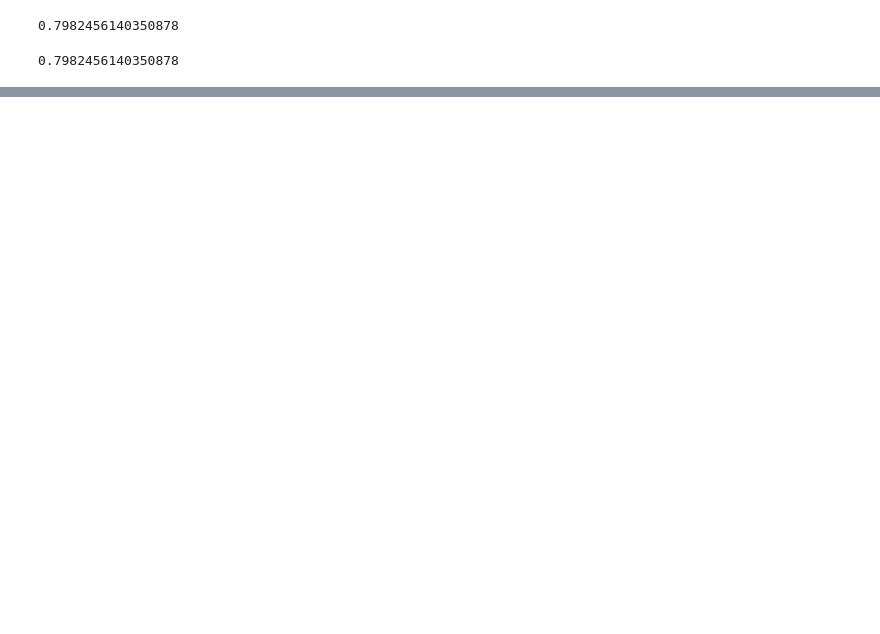
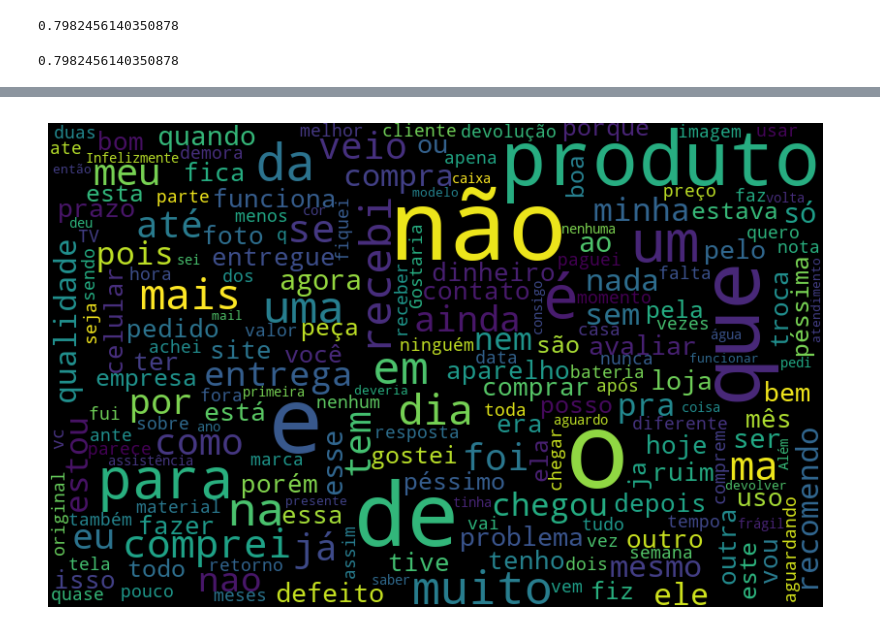
Before and after one commit to victorts1991/nlp-sentiment-analysis, a Jupyter notebook: analise_sentimentos.ipynb, the cells around one changed output, grey strips where cells are left out. Cells and saved outputs as stored; diff of their text form; code cells hidden in the pictures; blank space fills up the shorter version.

```diff
--- a/analise_sentimentos.ipynb
+++ b/analise_sentimentos.ipynb
@@ -113,3 +131,41 @@ acuracia = classificar_texto(df, 'avaliacao', 'sentimento')
 print(acuracia)
 # %% [output]
 0.7982456140350878
+# %%
+# Importa a biblioteca WordCloud, usada para gerar nuvens de palavras.
+from wordcloud import WordCloud
+# Importa matplotlib.pyplot, comumente usado para criar gráficos e visualizações.
+import matplotlib.pyplot as plt
+
+# Define a função para gerar uma nuvem de palavras.
+# Recebe um DataFrame (texto), o nome da coluna de texto, e o sentimento a ser filtrado.
+def nuvem_palavras(texto, coluna_texto, sentimento):
+    # Filtra o DataFrame 'texto' para selecionar apenas as linhas onde a coluna 'sentimento'
+    # corresponde ao 'sentimento' especificado (ex: 'positivo', 'negativo').
+    # Em seguida, seleciona apenas os textos da 'coluna_texto' dessas linhas filtradas.
+    texto_sentimento = texto.query(f"sentimento == '{sentimento}'")[coluna_texto]
+
+    # Concatena todos os textos filtrados em uma única string, separados por espaços.
+    # Esta string unificada é a base para a criação da nuvem de palavras.
+    texto_unido = ' '.join(texto_sentimento)
+
+    # Cria uma instância da classe WordCloud.
+    # - width=800, height=500: Define as dimensões da imagem da nuvem de palavras.
+    # - max_font_size=110: Define o tamanho máximo da fonte para as palavras mais frequentes.
+    # - collocations=False: Impede que a WordCloud agrupe palavras que aparecem juntas com frequência
+    #                      (como "nova york"), tratando-as como palavras separadas.
+    # .generate(texto_unido): Gera a nuvem de palavras a partir da string de texto unida.
+    nuvem_palavras = WordCloud(width=800, height=500, max_font_size=110, collocations=False).generate(texto_unido)
+
+    # Cria uma nova figura para plotagem com o tamanho especificado (largura x altura em polegadas).
+    plt.figure(figsize=(10,7))
+
+    # Exibe a imagem da nuvem de palavras.
+    # - interpolation='bilinear': Suaviza a imagem da nuvem de palavras, tornando-a mais agradável visualmente.
+    plt.imshow(nuvem_palavras, interpolation='bilinear')
+
+    # Desativa os eixos (números e marcações) do gráfico, pois não são relevantes para uma nuvem de palavras.
+    plt.axis('off')
+
+    # Exibe a figura plotada com a nuvem de palavras.
+    plt.show()
@@ -115,0 +205,4 @@ print(acuracia)
+# %%
+nuvem_palavras(df, 'avaliacao', 'negativo')
+# %% [output]
+[figure, added]
```
Also changed, not shown: parts of 15 cells of this notebook, 1 other file.
